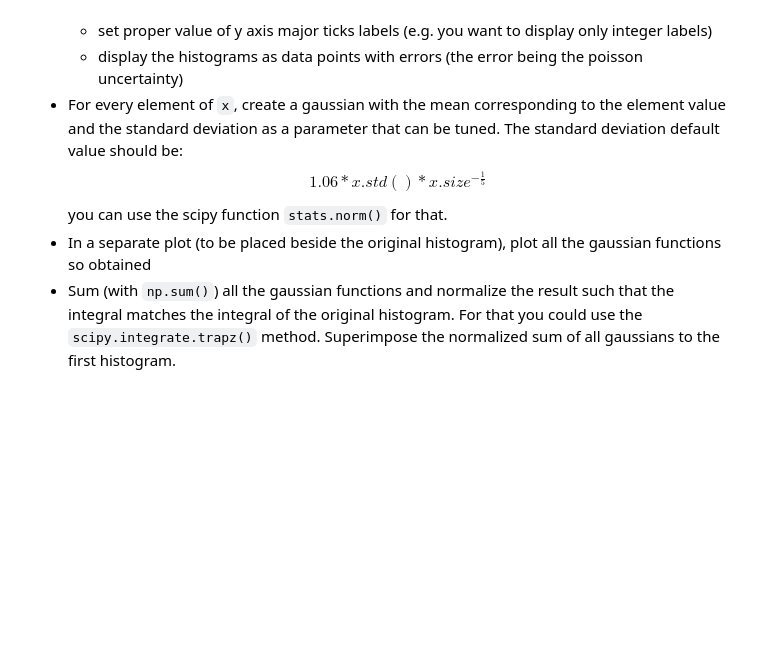
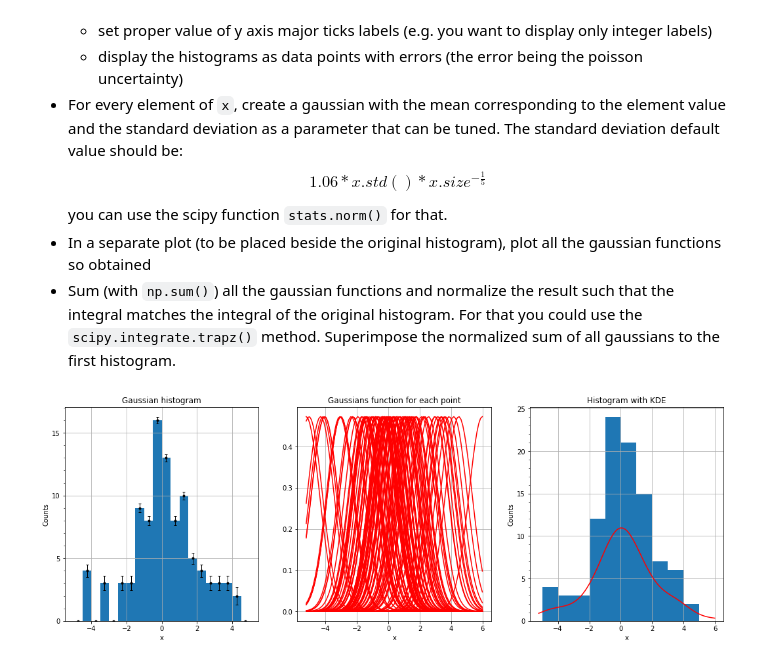
Before and after one commit to vittoriapv/HighLevelProgramming2021, a Jupyter notebook: 07ex_visualization.ipynb, the cells around one changed output. Saved outputs shown, nothing was run; the diff lists cells and outputs as text; code cells hidden in the pictures; blank space fills up the shorter version.

```diff
--- a/07ex_visualization.ipynb
+++ b/07ex_visualization.ipynb
@@ -97,3 +120,49 @@ $$ 1.06 * x.std() * x.size ^{-\frac{1}{5}} $$
 you can use the scipy function `stats.norm()` for that.
 * In a separate plot (to be placed beside the original histogram), plot all the gaussian functions so obtained
 * Sum (with `np.sum()`) all the gaussian functions and normalize the result such that the integral matches the integral of the original histogram. For that you could use the `scipy.integrate.trapz()` method. Superimpose the normalized sum of all gaussians to the first histogram.
+# %%
+#exercise n.3
+from matplotlib.ticker import (MultipleLocator, AutoMinorLocator)
+from scipy.stats import norm
+from scipy.integrate import trapz
+
+mean, sigma, N=0., 2., 100
+x=np.random.normal(loc=mean, scale=sigma, size=(N,))
+fig, (ax1, ax2, ax3) = plt.subplots(nrows=1, ncols=3, figsize=(18, 6))
+h, bins, _ = ax1.hist(x, bins=20, range=(-5, +5), density=False, cumulative=False)
+ax1.set_xlabel('x')
+ax1.set_ylabel('Counts')
+ax1.set_title('Gaussian histogram')
+ax1.yaxis.set_major_locator(MultipleLocator(5))
+ax1.yaxis.set_minor_locator(AutoMinorLocator(5))
+ax1.grid()
+
+bincenters=(bins[1:]+bins[:-1])/2#bincenters as the mean between bins' limits
+error=1/np.sqrt(h) #Poisson uncertainty
+ax1.errorbar(bincenters, h, yerr=error, fmt='.k', elinewidth=1 ,capsize=2);
+
+
+X=np.linspace(x.min(), x.max(), N)
+dev_std=1.06*sigma*pow(N,-1/5)
+gauss_list=[]
+for i in x:
+    gauss_list.append(norm.pdf(X, i, dev_std))
+    ax2.plot(X, gauss_list[-1], color='red')
+ax2.set_title('Gaussians function for each point')
+ax2.set_xlabel('x')
+ax2.grid()
+
+gauss_sum=np.sum(gauss_list, axis=0)
+hist_area=np.sum(np.diff(bins)*h)
+kde=gauss_sum*hist_area/trapz(gauss_sum, X)
+
+ax3.hist(x, bins=10, range=(-5, +5), density=False, cumulative=False)
+ax3.plot(X, kde, color='red')
+ax3.set_xlabel('x')
+ax3.set_ylabel('Counts')
+ax3.set_title('Histogram with KDE')
+ax3.yaxis.set_major_locator(MultipleLocator(5))
+ax3.yaxis.set_minor_locator(AutoMinorLocator(5))
+ax3.grid()
+# %% [output]
+[figure, added]
```
Also changed, not shown: parts of 4 cells of this notebook, 3 other files.
